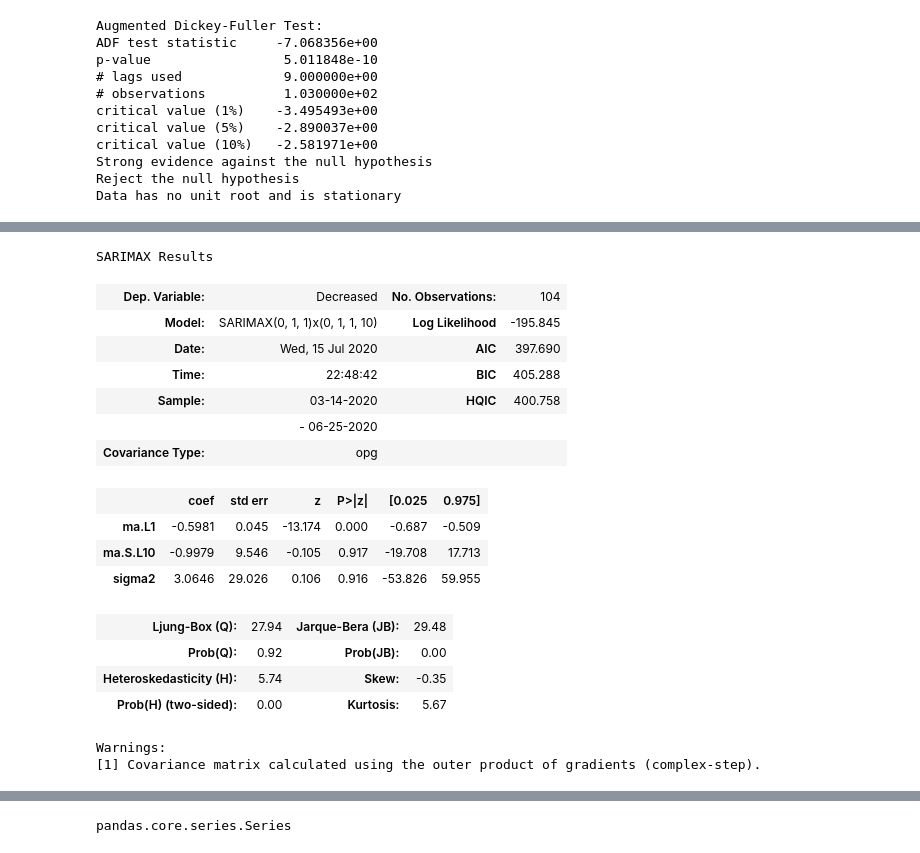
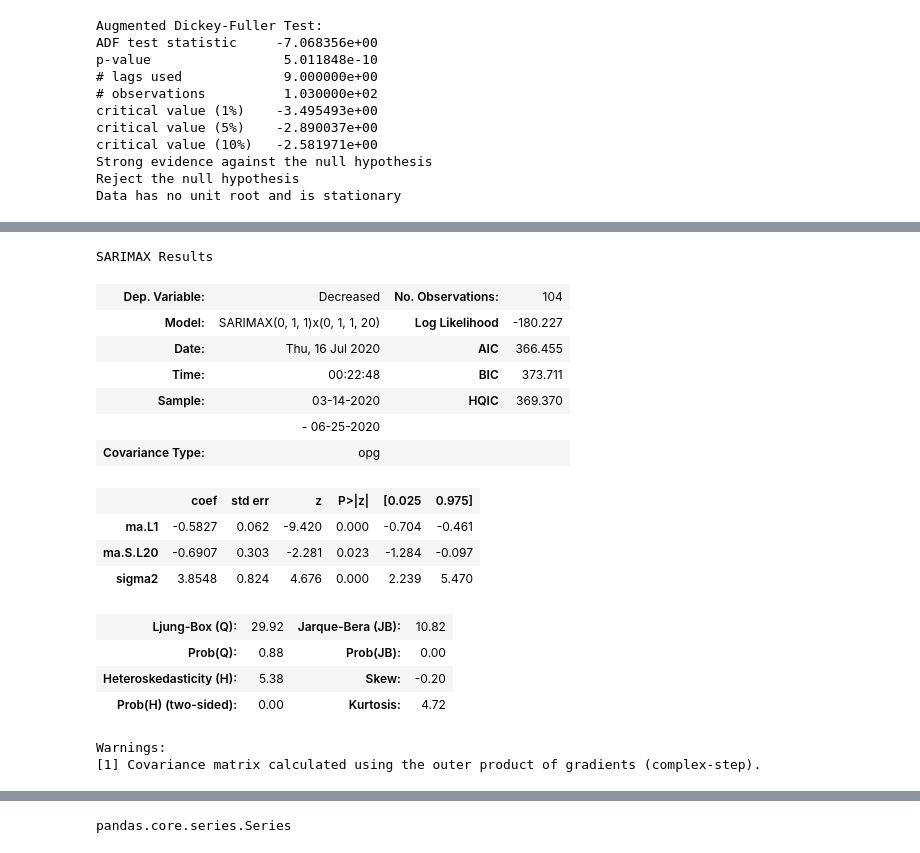
Before and after one commit to kartiks98/SARIMA-Model-to-predict-Confirmed-Recovered-Decreased-cases-of-COVID-19---DIC-Project, a Jupyter notebook: Telangana/TG - Decreased- SARIMAX(0,1,1,20) - Sarima Model - COVID Trend Analysis .ipynb, the cells around one changed output, grey strips where cells are left out. Saved outputs shown, nothing was run; the diff lists cells and outputs as text; code cells hidden in the pictures.

```diff
--- a/Telangana/TG - Decreased- SARIMAX(0,1,1,10) - Sarima Model - COVID Trend Analysis .ipynb
+++ b/Telangana/TG - Decreased- SARIMAX(0,1,1,20) - Sarima Model - COVID Trend Analysis .ipynb
@@ -237,26 +237,26 @@ test = df.iloc[104:111]
 from statsmodels.tsa.statespace.sarimax import SARIMAX
 # %%
 # model = ARIMA(train[para],order=(0,1,1))
-model = SARIMAX(train[para],order=(0,1,1),seasonal_order=(0,1,1,10))
+model = SARIMAX(train[para],order=(0,1,1),seasonal_order=(0,1,1,20))
 results = model.fit()
 results.summary()
 # %% [output]
 SARIMAX Results
 | Dep. Variable: | Decreased | No. Observations: | 104 |
-| Model: | SARIMAX(0, 1, 1)x(0, 1, 1, 10) | Log Likelihood | -195.845 |
-| Date: | Wed, 15 Jul 2020 | AIC | 397.690 |
-| Time: | 22:48:42 | BIC | 405.288 |
-| Sample: | 03-14-2020 | HQIC | 400.758 |
+| Model: | SARIMAX(0, 1, 1)x(0, 1, 1, 20) | Log Likelihood | -180.227 |
+| Date: | Thu, 16 Jul 2020 | AIC | 366.455 |
+| Time: | 00:22:48 | BIC | 373.711 |
+| Sample: | 03-14-2020 | HQIC | 369.370 |
 |  | - 06-25-2020 |  |  |
 | Covariance Type: | opg |  |  |
 |  | coef | std err | z | P>|z| | [0.025 | 0.975] |
-| ma.L1 | -0.5981 | 0.045 | -13.174 | 0.000 | -0.687 | -0.509 |
-| ma.S.L10 | -0.9979 | 9.546 | -0.105 | 0.917 | -19.708 | 17.713 |
-| sigma2 | 3.0646 | 29.026 | 0.106 | 0.916 | -53.826 | 59.955 |
+| ma.L1 | -0.5827 | 0.062 | -9.420 | 0.000 | -0.704 | -0.461 |
+| ma.S.L20 | -0.6907 | 0.303 | -2.281 | 0.023 | -1.284 | -0.097 |
+| sigma2 | 3.8548 | 0.824 | 4.676 | 0.000 | 2.239 | 5.470 |
-| Ljung-Box (Q): | 27.94 | Jarque-Bera (JB): | 29.48 |
-| Prob(Q): | 0.92 | Prob(JB): | 0.00 |
-| Heteroskedasticity (H): | 5.74 | Skew: | -0.35 |
-| Prob(H) (two-sided): | 0.00 | Kurtosis: | 5.67 |
+| Ljung-Box (Q): | 29.92 | Jarque-Bera (JB): | 10.82 |
+| Prob(Q): | 0.88 | Prob(JB): | 0.00 |
+| Heteroskedasticity (H): | 5.38 | Skew: | -0.20 |
+| Prob(H) (two-sided): | 0.00 | Kurtosis: | 4.72 |
 Warnings:
 [1] Covariance matrix calculated using the outer product of gradients (complex-step).
 # %%
```
Also changed, not shown: parts of 14 cells of this notebook, 4 other files.
